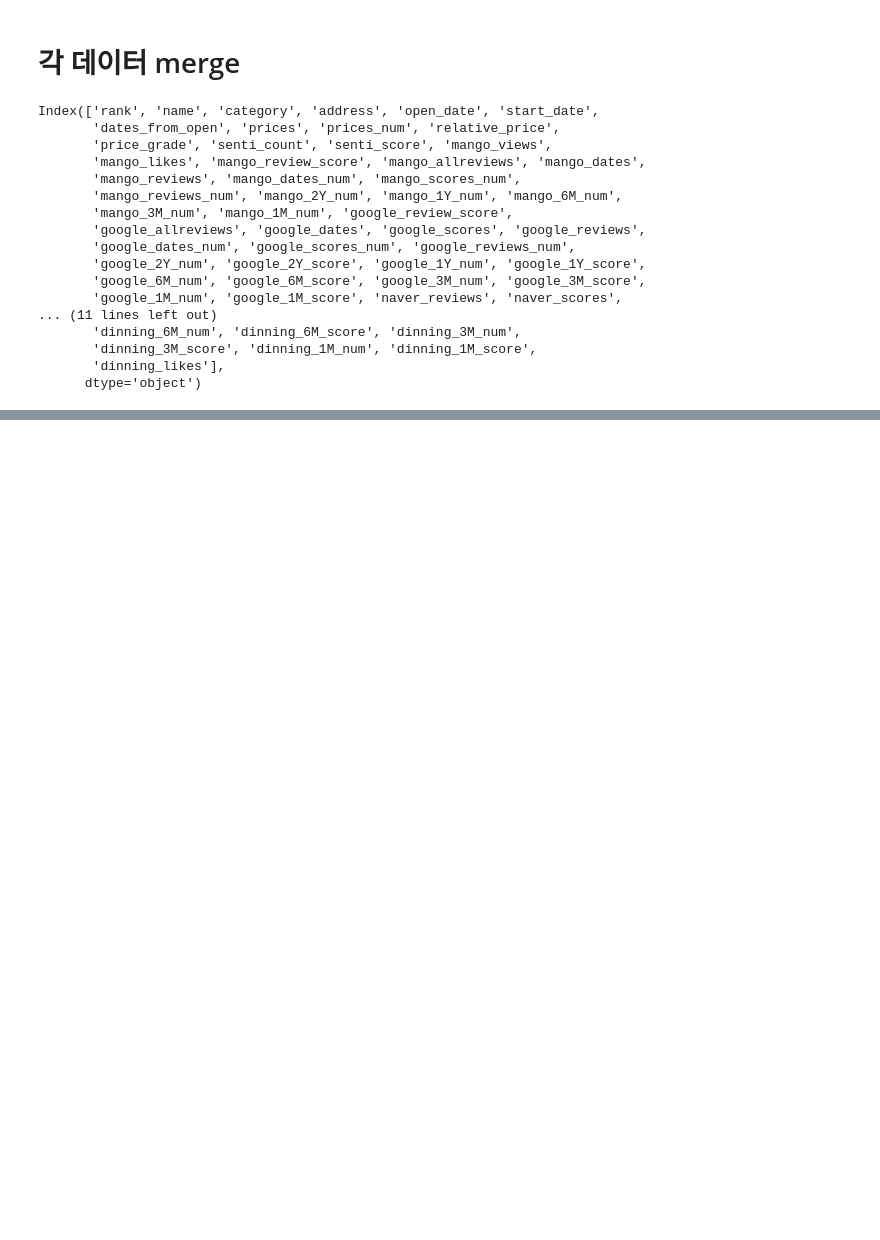
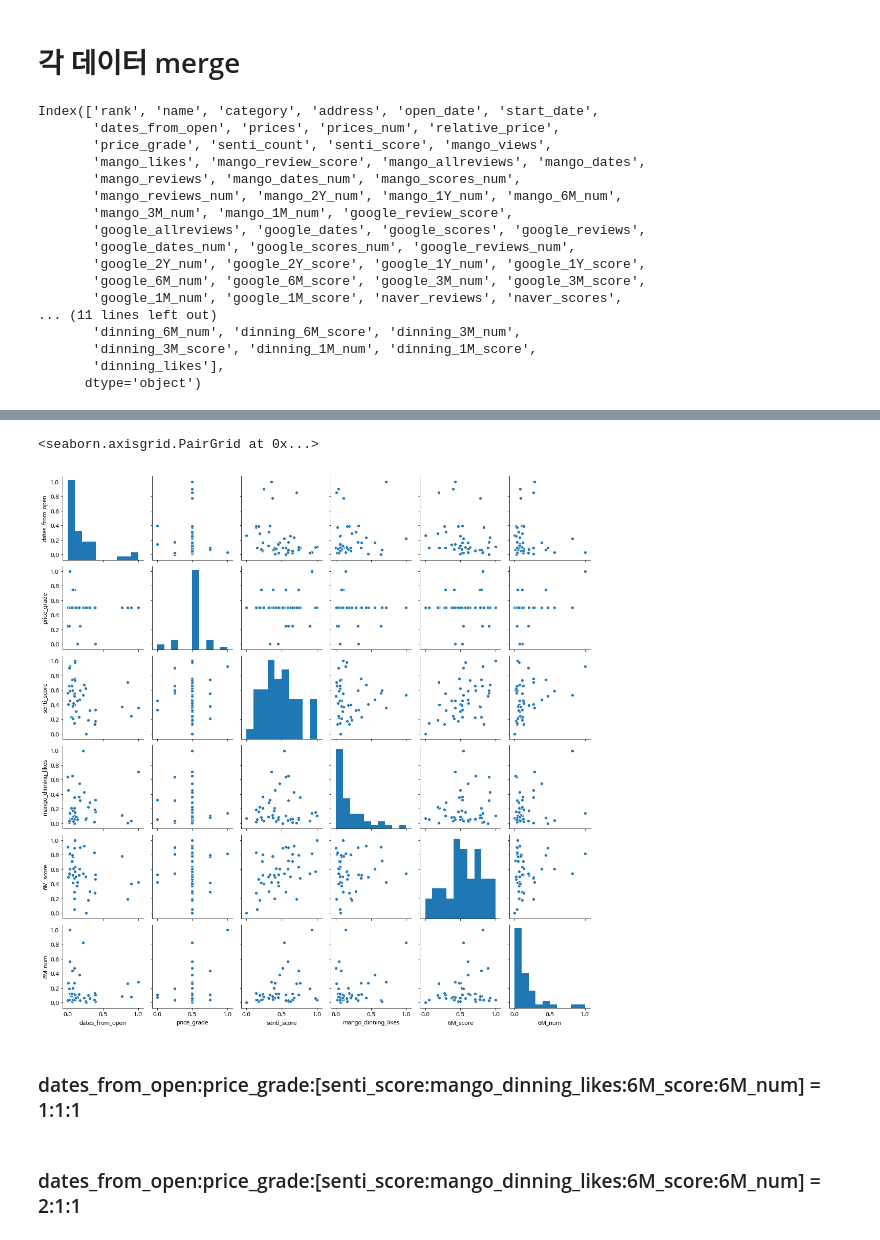
Before and after one commit to Edwardkim0/RealTastySpot, a Jupyter notebook: code/data_preprocessing.ipynb, the cells around one changed output, grey strips where cells are left out. Cells and saved outputs as stored; diff of their text form; code cells hidden in the pictures; blank space fills up the shorter version.

```diff
--- a/code/data_preprocessing.ipynb
+++ b/code/data_preprocessing.ipynb
@@ -486,0 +683,9 @@ Index(['rank', 'name', 'category', 'address', 'open_date', 'start_date',
+# %%
+feature_data = pd.read_csv('/Users/dhkim/Downloads/real_tasty_spot_feature_data_nor_0904.txt').drop('Unnamed: 0', axis=1)
+# %%
+sns.pairplot(feature_data[feature_data.columns[2:]])
+# %% [output]
+<seaborn.axisgrid.PairGrid at 0x...>
+[figure, added]
+# %% [markdown]
+### dates_from_open:price_grade:[senti_score:mango_dinning_likes:6M_score:6M_num] = 1:1:1
@@ -486,0 +698,2 @@ Index(['rank', 'name', 'category', 'address', 'open_date', 'start_date',
+# %% [markdown]
+### dates_from_open:price_grade:[senti_score:mango_dinning_likes:6M_score:6M_num] = 2:1:1
```
Also changed, not shown: parts of 60 cells of this notebook, 14 other files.
